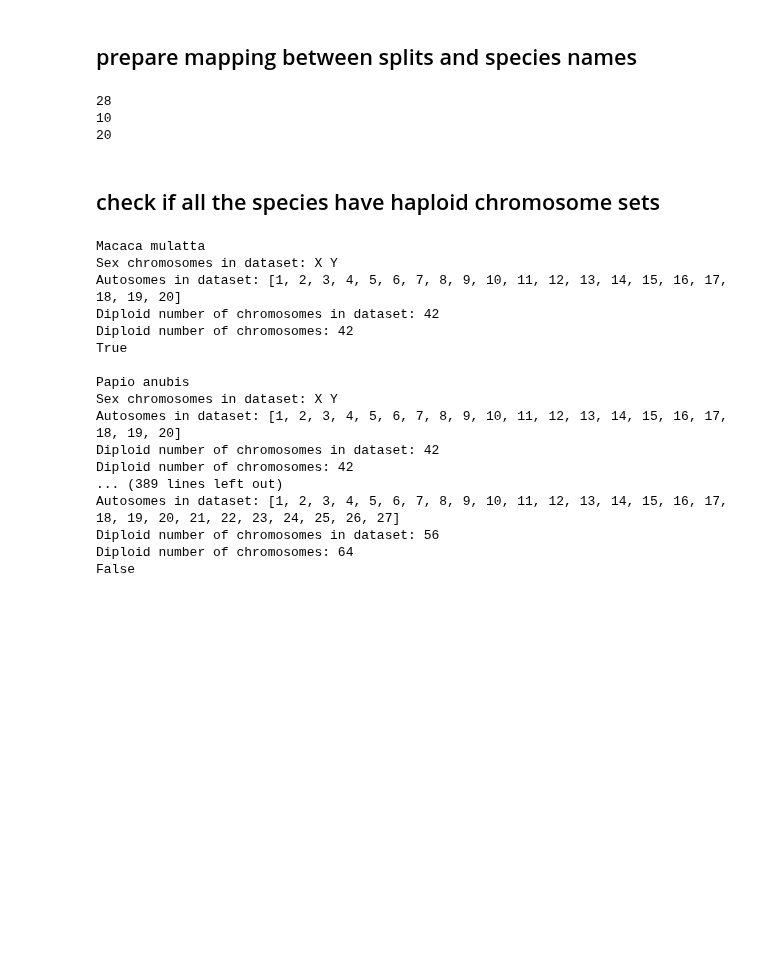
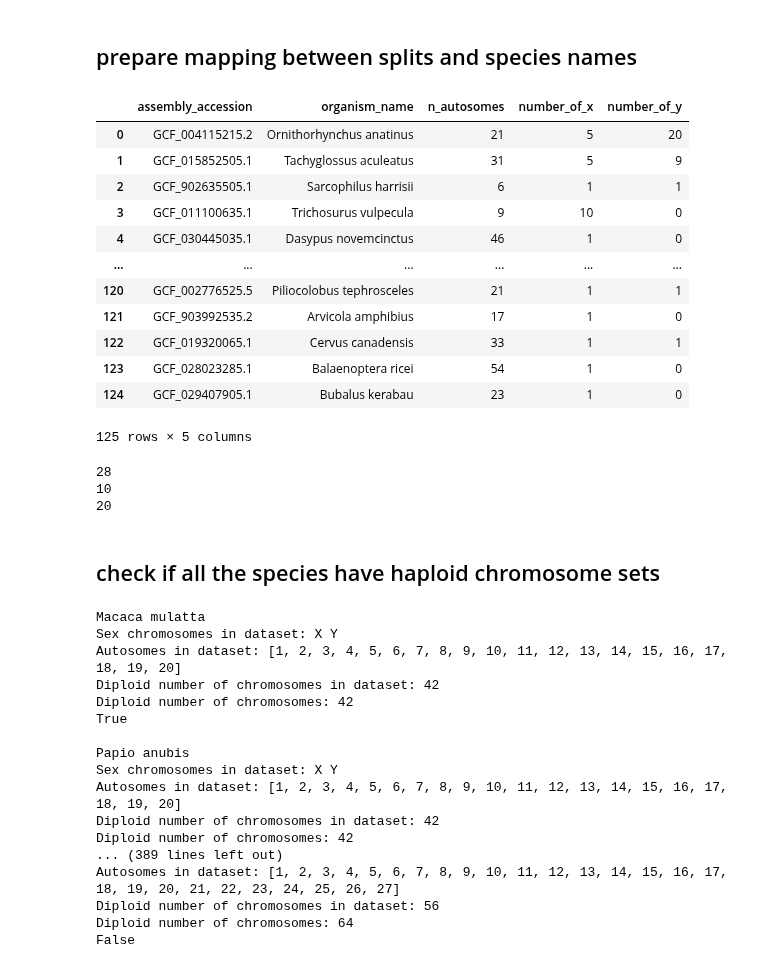
Before and after one commit to AIRI-Institute/GENA_LM, a Jupyter notebook: downstream_tasks/gender_classification/merge_and_check_mammals_dataset.ipynb, the cells around one changed output. Drawn from its saved outputs; the diff is of its cells as text; code cells hidden in the pictures; blank space fills up the shorter version.

```diff
--- a/downstream_tasks/gender_classification/merge_and_check_mammals_dataset.ipynb
+++ b/downstream_tasks/gender_classification/merge_and_check_mammals_dataset.ipynb
@@ -13,9 +13,23 @@ import numpy as np
 # %% [markdown]
 ## prepare mapping between splits and species names
 # %%
-dir = '../../mammals_gender_data/'
-metadata_df = pd.read_csv(os.path.join(dir, 'mammals_dataset_metadata3.txt'), sep='\t')
+dir = '/mnt/nfs_dna/chepurova/'
+metadata_df = pd.read_csv(os.path.join(dir, 'mammals_data/mammals_dataset_metadata3.txt'), sep='\t')
 metadata_df
+# %% [output]
+|  | assembly_accession | organism_name | n_autosomes | number_of_x | number_of_y |
+| 0 | GCF_004115215.2 | Ornithorhynchus anatinus | 21 | 5 | 20 |
+| 1 | GCF_015852505.1 | Tachyglossus aculeatus | 31 | 5 | 9 |
+| 2 | GCF_902635505.1 | Sarcophilus harrisii | 6 | 1 | 1 |
+| 3 | GCF_011100635.1 | Trichosurus vulpecula | 9 | 10 | 0 |
+| 4 | GCF_030445035.1 | Dasypus novemcinctus | 46 | 1 | 0 |
+| ... | ... | ... | ... | ... | ... |
+| 120 | GCF_002776525.5 | Piliocolobus tephrosceles | 21 | 1 | 1 |
+| 121 | GCF_903992535.2 | Arvicola amphibius | 17 | 1 | 0 |
+| 122 | GCF_019320065.1 | Cervus canadensis | 33 | 1 | 1 |
+| 123 | GCF_028023285.1 | Balaenoptera ricei | 54 | 1 | 0 |
+| 124 | GCF_029407905.1 | Bubalus kerabau | 23 | 1 | 0 |
+125 rows × 5 columns
 # %%
 TEST_SPECIES = ["Sarcophilus harrisii", "Monodelphis domestica", "Manis pentadactyla", "Equus asinus", "Sus scrofa", "Camelus dromedarius",
         "Phyllostomus discolor", "Myotis daubentonii", "Suncus etruscus", "Lepus europaeus", "Ochotona princeps",
```
Also changed, not shown: parts of 10 cells of this notebook, 2 other files.
